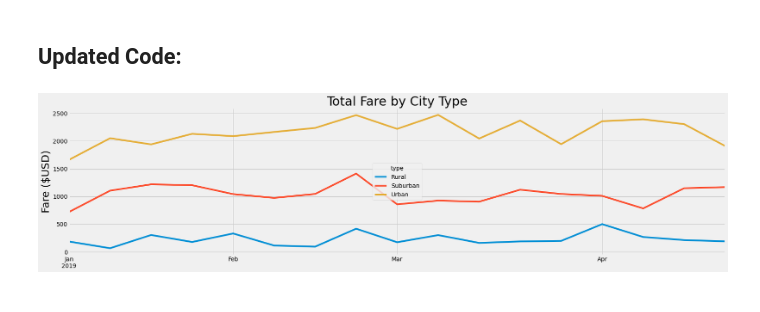
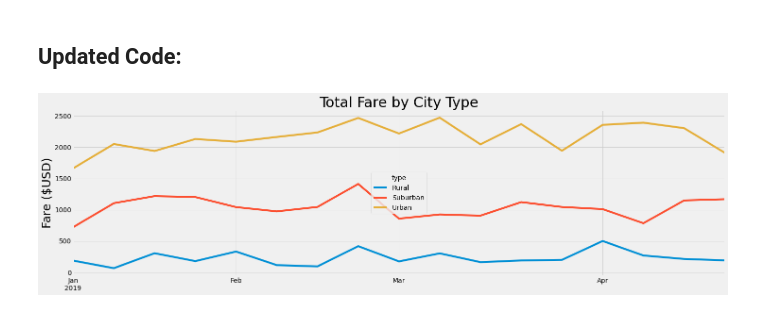
Before and after one commit to sanketkumaronline/PyBer_Analysis, a Jupyter notebook: PyBer_Challenge.ipynb, the cells around one changed output. Drawn from its saved outputs; the diff is of its cells as text; code cells hidden in the pictures.

```diff
--- a/PyBer_Challenge.ipynb
+++ b/PyBer_Challenge.ipynb
@@ -180,23 +180,23 @@ plt.show()
 # %%
 # Create a new DataFrame from the pivot table DataFrame using loc on the given dates, '2019-01-01':'2019-04-29'.
 pyber_dates_new_df = pyber_data_fare_pivot.loc["2019-01-01":"2019-04-28"]
 
 # Set the "date" index to datetime datatype. This is necessary to use the resample() method in Step 8.
 pyber_dates_new_df.index = pd.to_datetime(pyber_dates_new_df.index)
 
 # Create a new DataFrame using the "resample()" function by week 'W' and get the sum of the fares for each week.
 pyber_dates_new_df = pyber_dates_new_df.resample("W").sum()
 
 # Import the style from Matplotlib.
 from matplotlib import style
 # Use the graph style fivethirtyeight
 style.use('fivethirtyeight')
-pyber_dates_new_df.plot(figsize=(25, 6))
+pyber_dates_new_df.plot(figsize=(22, 6))
 plt.ylabel("Fare ($USD)", fontsize = 25)
 plt.xlabel("")
 plt.title("Total Fare by City Type", fontsize = 30)
 # Saving image in the analysis folder
 plt.savefig("analysis/PyBer_fare_summary.png", bbox_inches='tight')
 plt.show()
 # %% [output]
-[figure, old version]
+[figure, new version]
```
Also changed, not shown: parts of 1 cell of this notebook, 1 other file.
